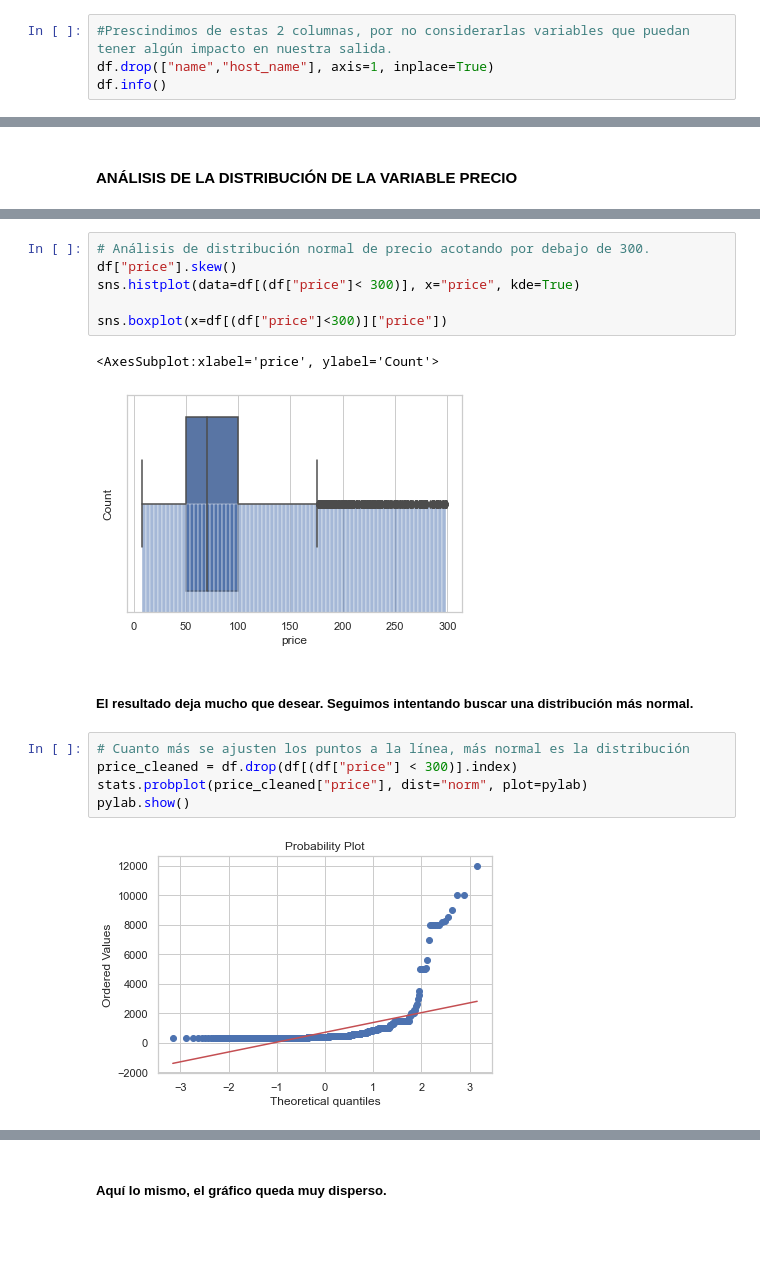
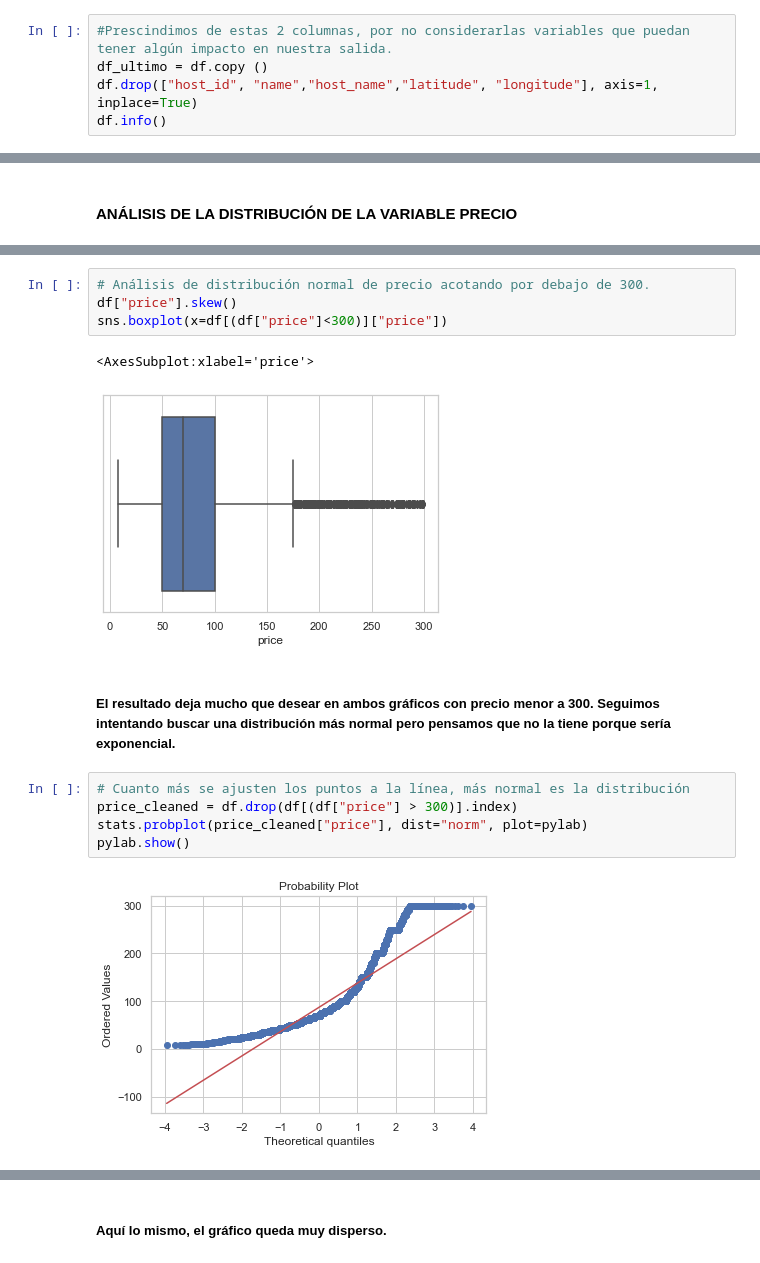
Before and after one commit to Factoria-F5-AI-Bootcamp-1-Edicion/Milan_airbnb, a Jupyter notebook: Milan_airbnb_EDA.ipynb, the cells around one changed output, grey strips where cells are left out. Saved outputs shown, nothing was run; the diff lists cells and outputs as text; blank space fills up the shorter version.

```diff
--- a/Milan_airbnb_EDA.ipynb
+++ b/Milan_airbnb_EDA.ipynb
@@ -137,7 +137,8 @@ Una variable puede ser de dos tipos:
 </ul>
 # %%
 #Prescindimos de estas 2 columnas, por no considerarlas variables que puedan tener algún impacto en nuestra salida.
-df.drop(["name","host_name"], axis=1, inplace=True)
+df_ultimo = df.copy ()
+df.drop(["host_id", "name","host_name","latitude", "longitude"], axis=1, inplace=True)
 df.info()
 # %% [output]
 <class 'pandas.core.frame.DataFrame'>
@@ -459,18 +457,16 @@ plt.show()
 # %%
 # Análisis de distribución normal de precio acotando por debajo de 300.
 df["price"].skew()
-sns.histplot(data=df[(df["price"]< 300)], x="price", kde=True)
-
 sns.boxplot(x=df[(df["price"]<300)]["price"])
 # %% [output]
-<AxesSubplot:xlabel='price', ylabel='Count'>
+<AxesSubplot:xlabel='price'>
-[figure, old version]
+[figure, new version]
 # %% [markdown]
-<h5>El resultado deja mucho que desear. Seguimos intentando buscar una distribución más normal.</h5>
+<h5>El resultado deja mucho que desear en ambos gráficos con precio menor a 300. Seguimos intentando buscar una distribución más normal pero pensamos que no la tiene porque sería exponencial.</h5>
 # %%
 # Cuanto más se ajusten los puntos a la línea, más normal es la distribución
-price_cleaned = df.drop(df[(df["price"] < 300)].index)
+price_cleaned = df.drop(df[(df["price"] > 300)].index)
 stats.probplot(price_cleaned["price"], dist="norm", plot=pylab)
 pylab.show()
 # %% [output]
-[figure, old version]
+[figure, new version]
```
Also changed, not shown: parts of 57 cells of this notebook.
